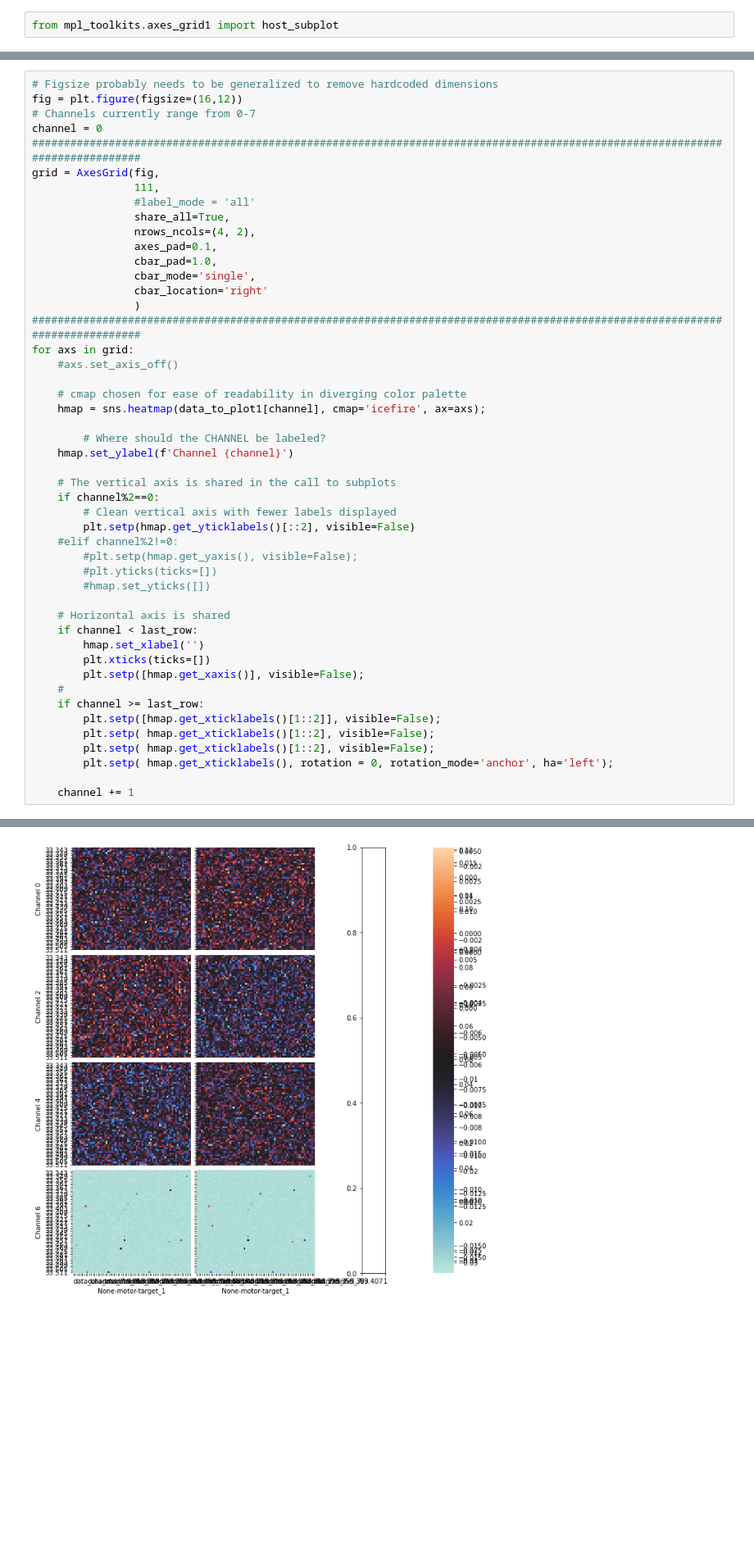
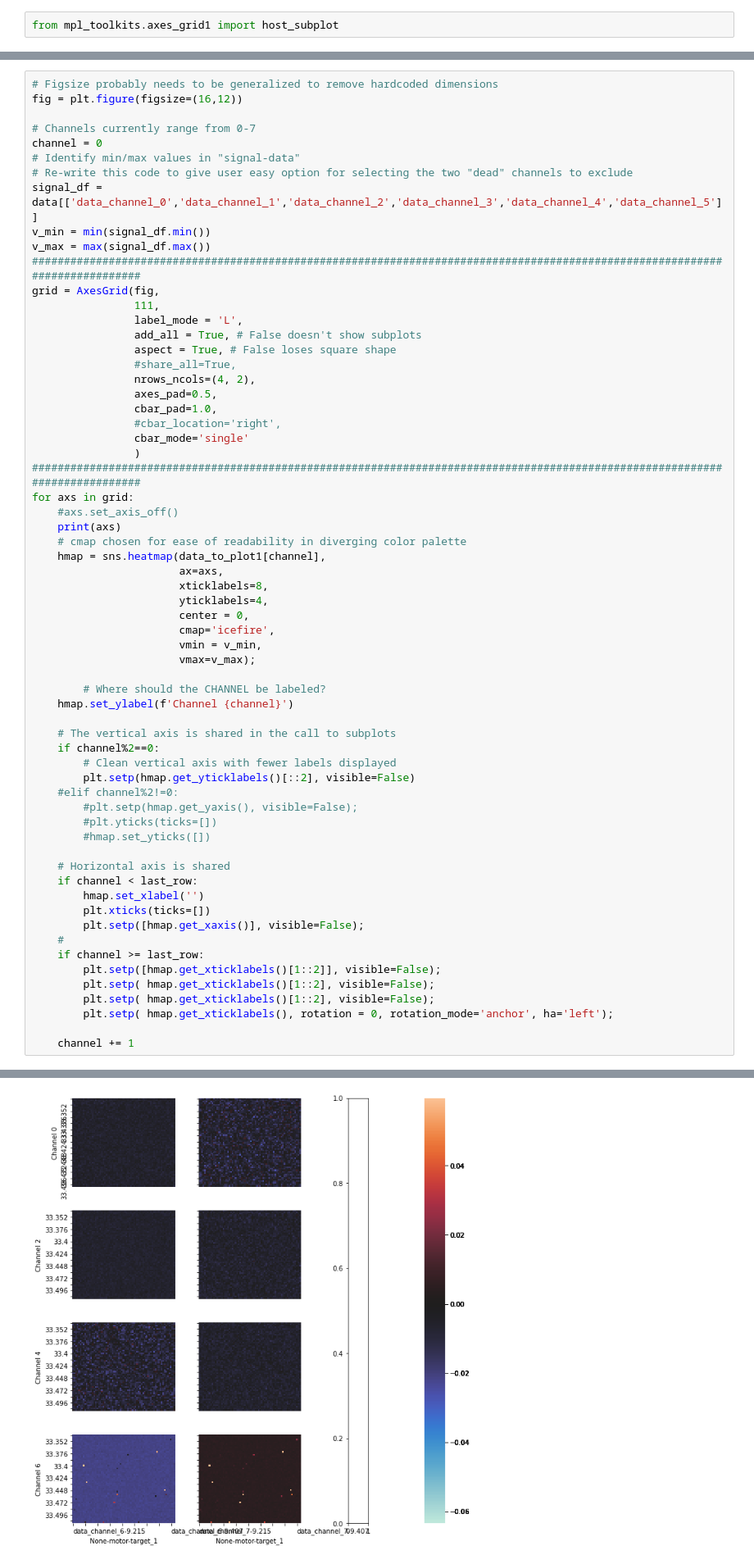
Before and after one commit to griffinbran/Chemical-Physics-Data-Visualization, a Jupyter notebook: code/Data-Cleaning.ipynb, the cells around one changed output, grey strips where cells are left out. Shown at 82% size. Saved outputs shown, nothing was run; the diff lists cells and outputs as text; blank space fills up the shorter version.

Commit message:
Fixed much of formatting on single colorbar, many subplots visual.

```diff
--- a/code/Data-Cleaning.ipynb
+++ b/code/Data-Cleaning.ipynb
@@ -306,25 +320,40 @@ AttributeError: 'tuple' object has no attribute 'subplotpars'
 # %%
 # Figsize probably needs to be generalized to remove hardcoded dimensions
 fig = plt.figure(figsize=(16,12))
+
 # Channels currently range from 0-7
 channel = 0
+# Identify min/max values in "signal-data"
+# Re-write this code to give user easy option for selecting the two "dead" channels to exclude
+signal_df = data[['data_channel_0','data_channel_1','data_channel_2','data_channel_3','data_channel_4','data_channel_5']]
+v_min = min(signal_df.min())
+v_max = max(signal_df.max())
 #############################################################################################################################
 grid = AxesGrid(fig,
                 111,
-                #label_mode = 'all'
-                share_all=True,
+                label_mode = 'L',
+                add_all = True, # False doesn't show subplots
+                aspect = True, # False loses square shape
+                #share_all=True,
                 nrows_ncols=(4, 2),
-                axes_pad=0.1,
+                axes_pad=0.5,
                 cbar_pad=1.0,
-                cbar_mode='single',
-                cbar_location='right'
+                #cbar_location='right',
+                cbar_mode='single'
                 )
 #############################################################################################################################
 for axs in grid:
     #axs.set_axis_off()
-
+    print(axs)
     # cmap chosen for ease of readability in diverging color palette
-    hmap = sns.heatmap(data_to_plot1[channel], cmap='icefire', ax=axs);
+    hmap = sns.heatmap(data_to_plot1[channel],
+                       ax=axs,
+                       xticklabels=8,
+                       yticklabels=4,
+                       center = 0,
+                       cmap='icefire',
+                       vmin = v_min,
+                       vmax=v_max);
 
         # Where should the CHANNEL be labeled?
     hmap.set_ylabel(f'Channel {channel}')
@@ -355,4 +392,4 @@ for axs in grid:
-[figure, old version]
+[figure, new version]
 # %%
 plt.figure(figsize = (12, 5));
 plt.plot(data_to_plot1[('data_channel_0', 9.215)]);
```
Also changed, not shown: parts of 4 cells of this notebook.
